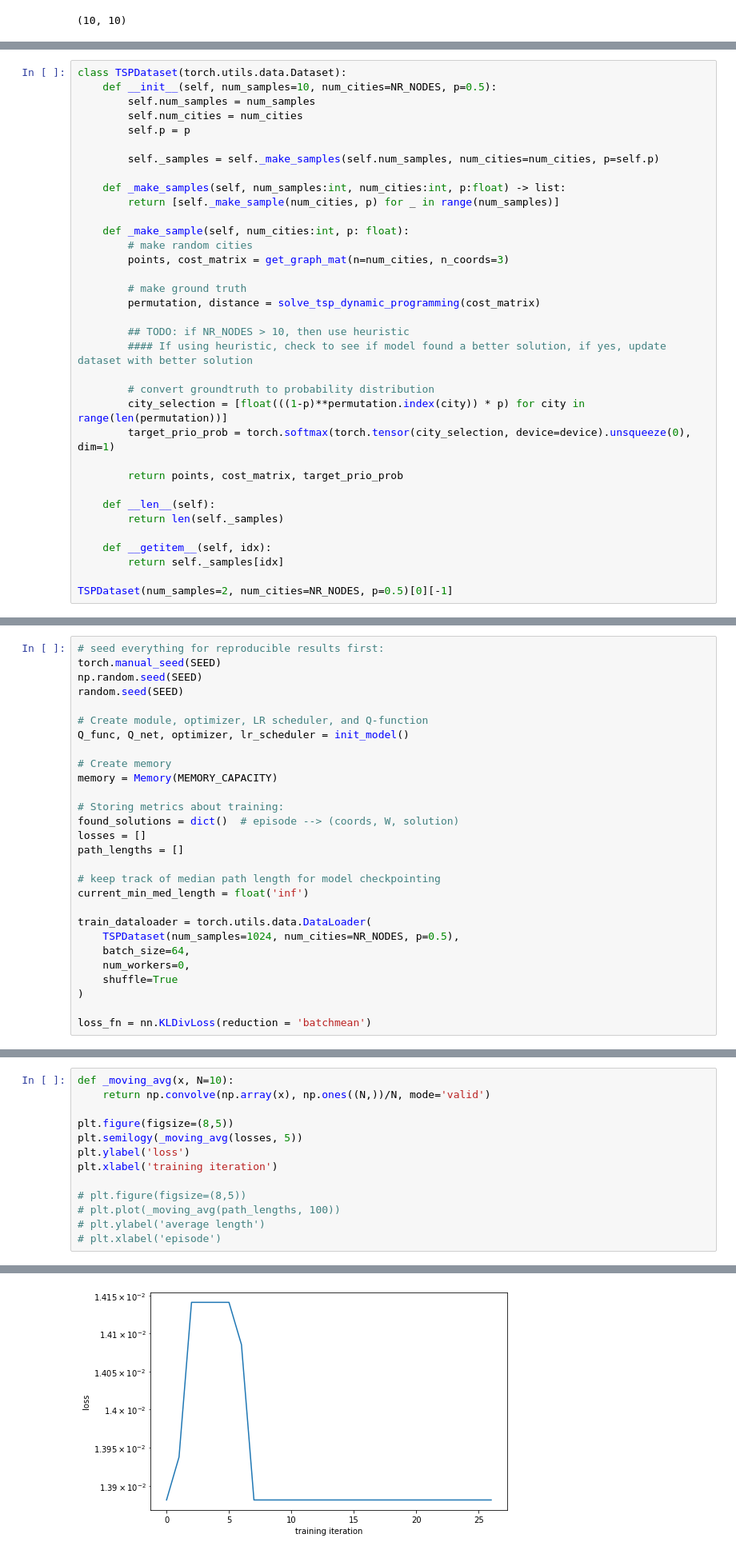
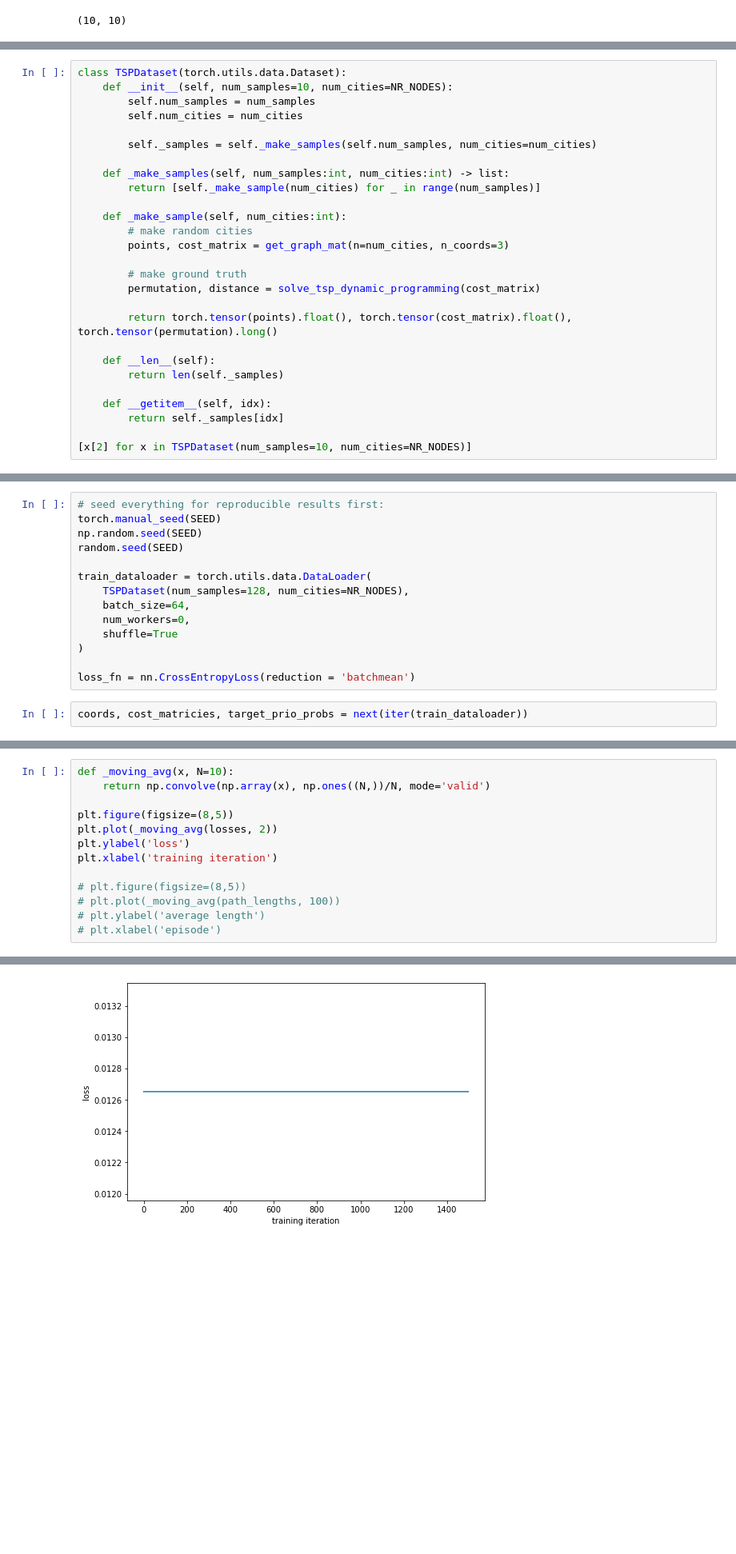
Before and after one commit to AdrianOrenstein/travelling-salesman-problem-pytorch, a Jupyter notebook: city_classification.ipynb, the cells around one changed output, grey strips where cells are left out. Shown at 80% size. Drawn from its saved outputs; the diff is of its cells as text; blank space fills up the shorter version.

Commit message:
found paper

```diff
--- a/city_classification.ipynb
+++ b/city_classification.ipynb
@@ -508,31 +535,23 @@ def checkpoint_model(model, optimizer, lr_scheduler, loss,
     }, fname)
 # %%
 class TSPDataset(torch.utils.data.Dataset):
-    def __init__(self, num_samples=10, num_cities=NR_NODES, p=0.5):
+    def __init__(self, num_samples=10, num_cities=NR_NODES):
         self.num_samples = num_samples
         self.num_cities = num_cities
-        self.p = p
 
-        self._samples = self._make_samples(self.num_samples, num_cities=num_cities, p=self.p)
+        self._samples = self._make_samples(self.num_samples, num_cities=num_cities)
 
-    def _make_samples(self, num_samples:int, num_cities:int, p:float) -> list:
-        return [self._make_sample(num_cities, p) for _ in range(num_samples)]
+    def _make_samples(self, num_samples:int, num_cities:int) -> list:
+        return [self._make_sample(num_cities) for _ in range(num_samples)]
 
-    def _make_sample(self, num_cities:int, p: float):
+    def _make_sample(self, num_cities:int):
         # make random cities
         points, cost_matrix = get_graph_mat(n=num_cities, n_coords=3)
 
         # make ground truth
         permutation, distance = solve_tsp_dynamic_programming(cost_matrix)
 
-        ## TODO: if NR_NODES > 10, then use heuristic
-        #### If using heuristic, check to see if model found a better solution, if yes, update dataset with better solution
-
-        # convert groundtruth to probability distribution
-        city_selection = [float(((1-p)**permutation.index(city)) * p) for city in range(len(permutation))]
-        target_prio_prob = torch.softmax(torch.tensor(city_selection, device=device).unsqueeze(0), dim=1)
-
-        return points, cost_matrix, target_prio_prob
+        return torch.tensor(points).float(), torch.tensor(cost_matrix).float(), torch.tensor(permutation).long()
 
     def __len__(self):
         return len(self._samples)
@@ -540,5 +559,5 @@ class TSPDataset(torch.utils.data.Dataset):
     def __getitem__(self, idx):
         return self._samples[idx]
 
-TSPDataset(num_samples=2, num_cities=NR_NODES, p=0.5)[0][-1]
+[x[2] for x in TSPDataset(num_samples=10, num_cities=NR_NODES)]
 # %% [output]
@@ -550,25 +577,13 @@ torch.manual_seed(SEED)
 np.random.seed(SEED)
 random.seed(SEED)
 
-# Create module, optimizer, LR scheduler, and Q-function
-Q_func, Q_net, optimizer, lr_scheduler = init_model()
-
-# Create memory
-memory = Memory(MEMORY_CAPACITY)
-
-# Storing metrics about training:
-found_solutions = dict()  # episode --> (coords, W, solution)
-losses = []
-path_lengths = []
-
-# keep track of median path length for model checkpointing
-current_min_med_length = float('inf')
-
 train_dataloader = torch.utils.data.DataLoader(
-    TSPDataset(num_samples=1024, num_cities=NR_NODES, p=0.5),
+    TSPDataset(num_samples=128, num_cities=NR_NODES),
     batch_size=64,
     num_workers=0,
     shuffle=True
 )
 
-loss_fn = nn.KLDivLoss(reduction = 'batchmean')
+loss_fn = nn.CrossEntropyLoss(reduction = 'batchmean')
+# %%
+coords, cost_matricies, target_prio_probs = next(iter(train_dataloader))
@@ -596,19 +696,19 @@ for epoch in range(30):
 # %%
 def _moving_avg(x, N=10):
     return np.convolve(np.array(x), np.ones((N,))/N, mode='valid')
 
 plt.figure(figsize=(8,5))
-plt.semilogy(_moving_avg(losses, 5))
+plt.plot(_moving_avg(losses, 2))
 plt.ylabel('loss')
 plt.xlabel('training iteration')
 
 # plt.figure(figsize=(8,5))
 # plt.plot(_moving_avg(path_lengths, 100))
 # plt.ylabel('average length')
 # plt.xlabel('episode')
 # %% [output]
 Text(0.5, 0, 'training iteration')
-[figure, old version]
+[figure, new version]
 # %%
 """ Get file with smallest distance
 """
```
Also changed, not shown: parts of 13 cells of this notebook, 1 other file.
